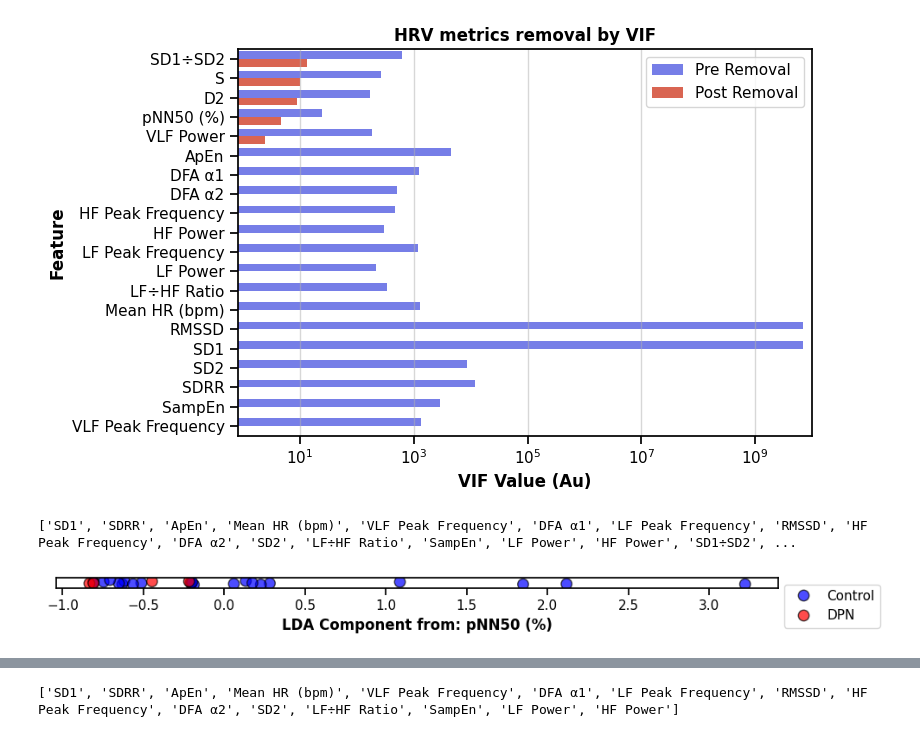
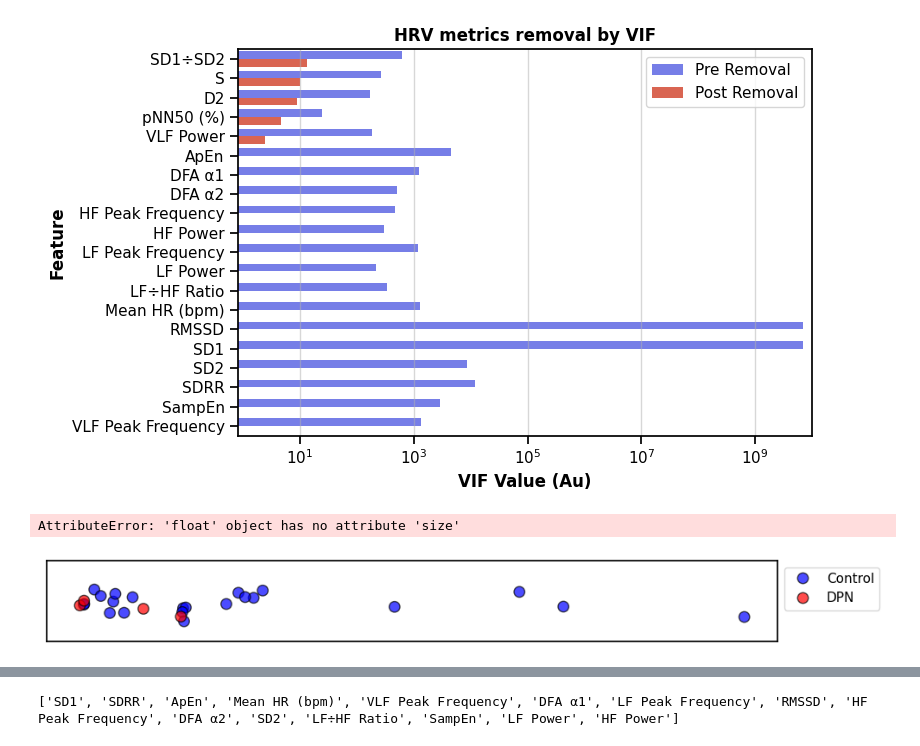
Before and after one commit to ad-aspera/HRV-EDA, a Jupyter notebook: pca_lda.ipynb, the cells around one changed output, grey strips where cells are left out. Cells and saved outputs as stored; diff of their text form; code cells hidden in the pictures.

```diff
--- a/pca_lda.ipynb
+++ b/pca_lda.ipynb
@@ -555,37 +555,45 @@ def vif_reduction(data, n=5):
         vif_median = vif_median.drop(columns=[max_vif_col])
         removed_features.append(max_vif_col)
         #print(f"Removed: {max_vif_col}")
 
     remaining_features = [col for col in vif_median.columns if col not in removed_features + ['id', 'DPN']]
     #print(f"Remaining features: {remaining_features}")
 
 
 
     lda_df, lda = LV.perform_lda(vif_median, remaining_features)
     LV.plot_linear_lda(lda_df, "LDA results after VIF reduction")
     handles, labels = plt.gca().get_legend_handles_labels()
     plt.legend(handles, ['Control', 'DPN'], loc='upper left', bbox_to_anchor=(1, 1))
     plt.title(None)
 
     if len(remaining_features)<6:
         plt.xlabel(f"LDA Component from: {', '.join(remaining_features)}")
     else:
         plt.xlabel(f"LDA Component from {len(remaining_features)} metrics")
 
+    #plt.tight_layout()
+
+
+    plt.xlabel(None)
+    plt.xticks([])
+
+
+    plt.gcf().set_size_inches(10, 1.3)
     plt.tight_layout()
-    plt.savefig(f"images/LDA/VIF_reduction_n{n}.png", dpi=600)
+    #plt.subplots_adjust(left=0, right=1, top=1, bottom=0)
 
-    print(removed_features)
+    plt.savefig(f"images/LDA/VIF_reduction_n{n}.png", dpi=450, bbox_inches='tight')
     return remaining_features, lda_df, lda
 
 
 # Example usage
 remaining_features, lda_df, lda = vif_reduction(median_pivot.copy(), n=1)
 
 #print(lda_df)
 # %% [output]
-['SD1', 'SDRR', 'ApEn', 'Mean HR (bpm)', 'VLF Peak Frequency', 'DFA α1', 'LF Peak Frequency', 'RMSSD', 'HF Peak Frequency', 'DFA α2', 'SD2', 'LF÷HF Ratio', 'SampEn', 'LF Power', 'HF Power', 'SD1÷SD2', ...
+AttributeError: 'float' object has no attribute 'size'
-[figure, old version]
+[figure, new version]
 # %%
 remaining_features, lda_df, lda = vif_reduction(median_pivot, n=20)
 remaining_features, lda_df, lda = vif_reduction(median_pivot, n=15)
```
Also changed, not shown: parts of 17 cells of this notebook, 38 other files.
